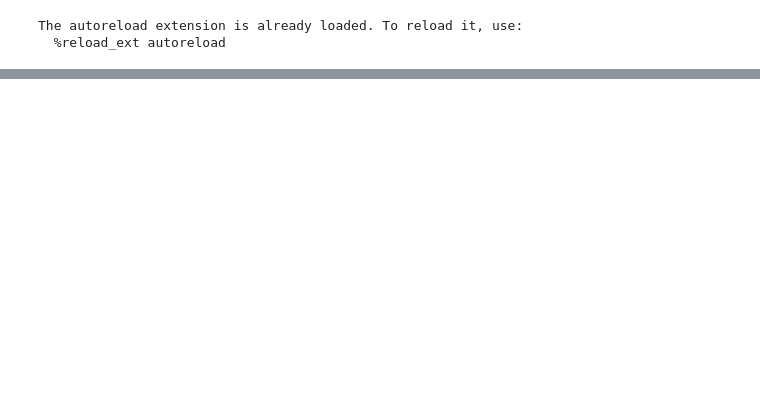
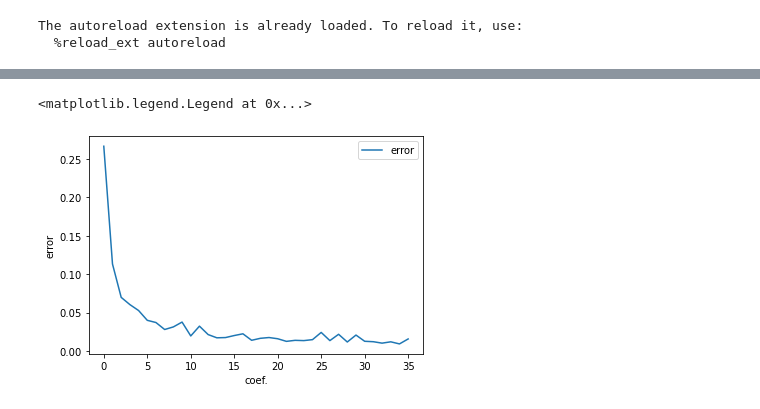
Before and after one commit to KeKsBoTer/punctum, a Jupyter notebook: pointnet/train.ipynb, the cells around one changed output, grey strips where cells are left out. Drawn from its saved outputs; the diff is of its cells as text; code cells hidden in the pictures; blank space fills up the shorter version.

```diff
--- a/pointnet/train.ipynb
+++ b/pointnet/train.ipynb
@@ -155,0 +185,9 @@ plt.yscale("log")
+# %%
+plt.ylabel("error")
+plt.xlabel("coef.")
+plt.plot((a_lm-pred_a.cpu()).norm(2,-1).mean(0),label="error")
+plt.legend()
+# plt.yscale("log")
+# %% [output]
+<matplotlib.legend.Legend at 0x...>
+[figure, added]
```
Also changed, not shown: parts of 8 cells of this notebook, 3 other files.
